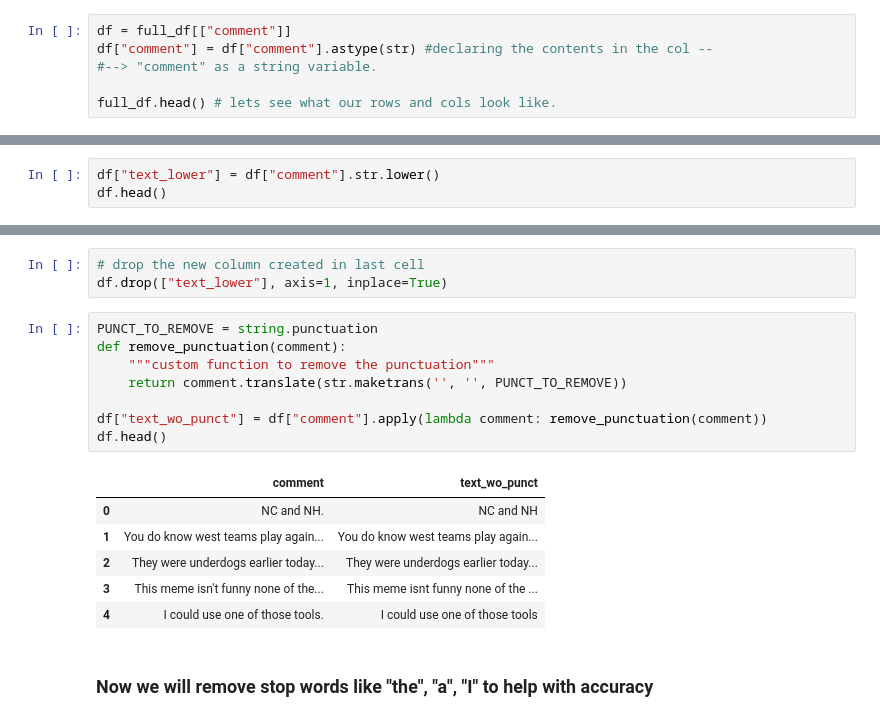
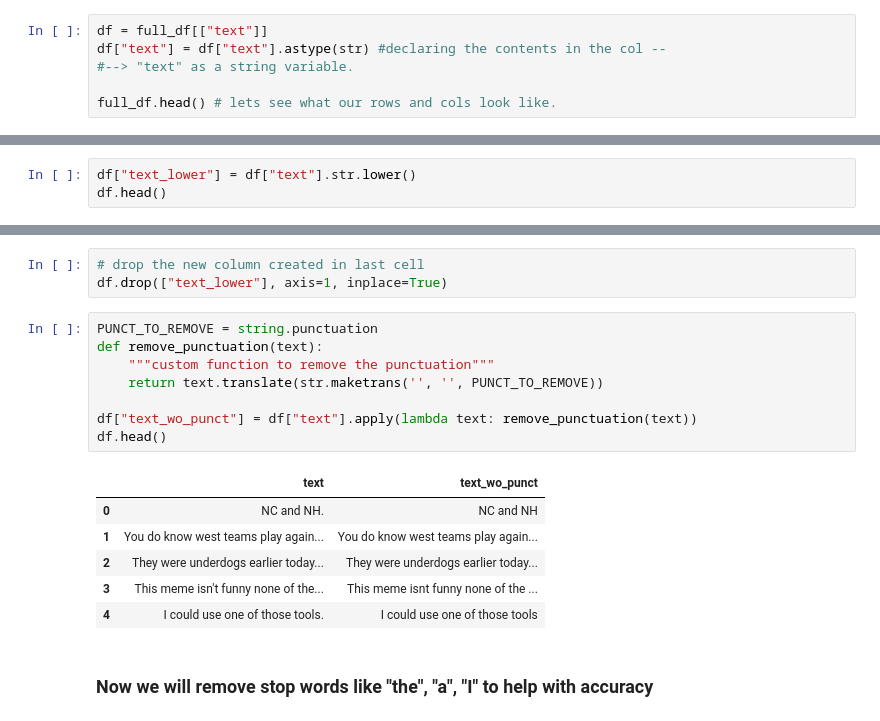
Before and after one commit to valazeinali/Natural-Language-Processing-, a Jupyter notebook: SarcasmDetection.ipynb, the cells around one changed output, grey strips where cells are left out. Cells and saved outputs as stored; diff of their text form.

```diff
--- a/SarcasmDetection.ipynb
+++ b/SarcasmDetection.ipynb
@@ -13,9 +13,9 @@ pd.options.mode.chained_assignment = None
 
 full_df = pd.read_csv("train-balanced-sarcasm.csv")
 # %%
-df = full_df[["comment"]]
-df["comment"] = df["comment"].astype(str) #declaring the contents in the col --
-#--> "comment" as a string variable.
+df = full_df[["text"]]
+df["text"] = df["text"].astype(str) #declaring the contents in the col --
+#--> "text" as a string variable.
 
 full_df.head() # lets see what our rows and cols look like.
 # %% [output]
@@ -30,6 +30,6 @@ full_df.head() # lets see what our rows and cols look like.
 # %% [markdown]
 ### We will first start with lower casing our "text". This will treat the string 'text', 'Text', 'TEXT' homogeneously.
 # %%
-df["text_lower"] = df["comment"].str.lower()
+df["text_lower"] = df["text"].str.lower()
 df.head()
 # %% [output]
@@ -47,14 +47,14 @@ df.head()
 df.drop(["text_lower"], axis=1, inplace=True)
 # %%
 PUNCT_TO_REMOVE = string.punctuation
-def remove_punctuation(comment):
+def remove_punctuation(text):
     """custom function to remove the punctuation"""
-    return comment.translate(str.maketrans('', '', PUNCT_TO_REMOVE))
+    return text.translate(str.maketrans('', '', PUNCT_TO_REMOVE))
 
-df["text_wo_punct"] = df["comment"].apply(lambda comment: remove_punctuation(comment))
+df["text_wo_punct"] = df["text"].apply(lambda text: remove_punctuation(text))
 df.head()
 # %% [output]
-|  | comment | text_wo_punct |
+|  | text | text_wo_punct |
 | 0 | NC and NH. | NC and NH |
 | 1 | You do know west teams play again... | You do know west teams play again... |
 | 2 | They were underdogs earlier today... | They were underdogs earlier today... |
```
Also changed, not shown: parts of 20 cells of this notebook.
